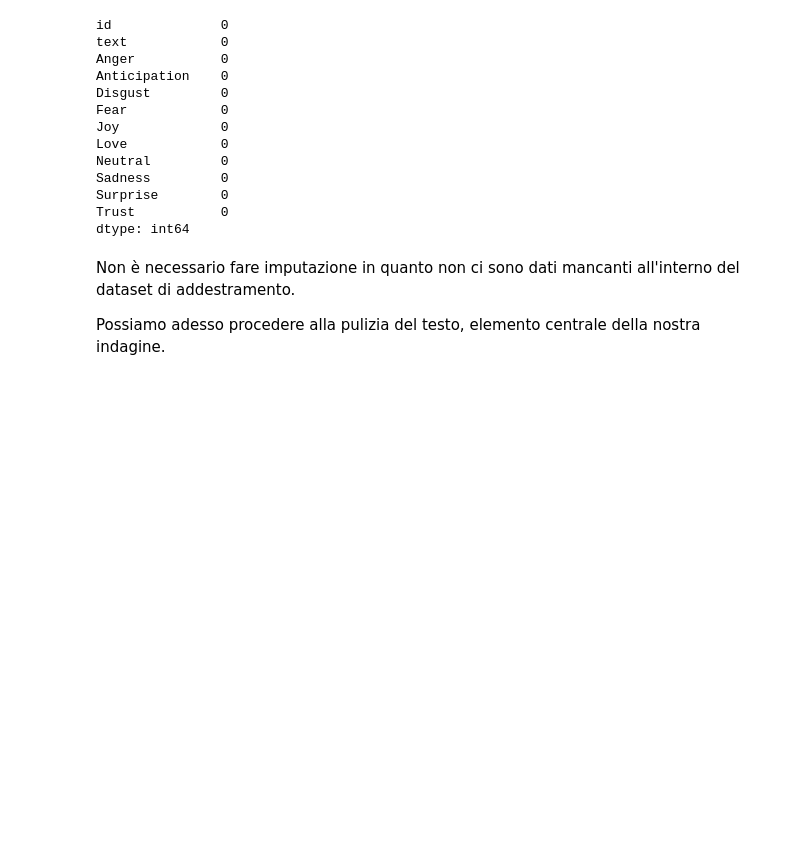
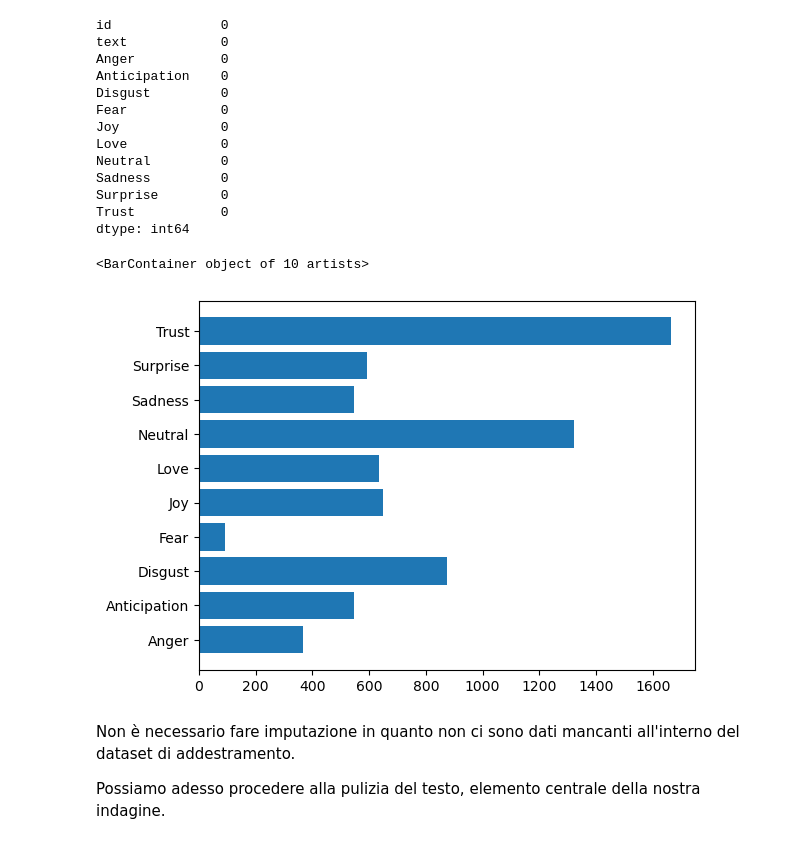
Before and after one commit to emanuelemuzio/nlp, a Jupyter notebook: TaskA.ipynb, the cells around one changed output. Drawn from its saved outputs; the diff is of its cells as text; code cells hidden in the pictures; blank space fills up the shorter version.

```diff
--- a/TaskA.ipynb
+++ b/TaskA.ipynb
@@ -133,6 +124,11 @@ Sadness         0
 Surprise        0
 Trust           0
 dtype: int64
+# %%
+plt.barh(emotions.columns, [emotions[column].sum() for column in emotions.columns])
+# %% [output]
+<BarContainer object of 10 artists>
+[figure, added]
 # %% [markdown]
 Non è necessario fare imputazione in quanto non ci sono dati mancanti all'interno del dataset di addestramento.
 
```
Also changed, not shown: parts of 23 cells of this notebook.
